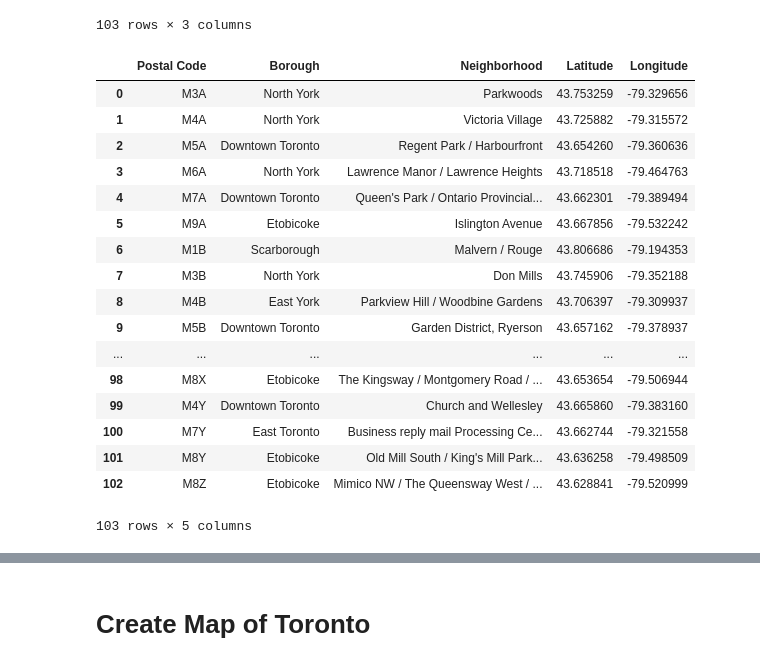
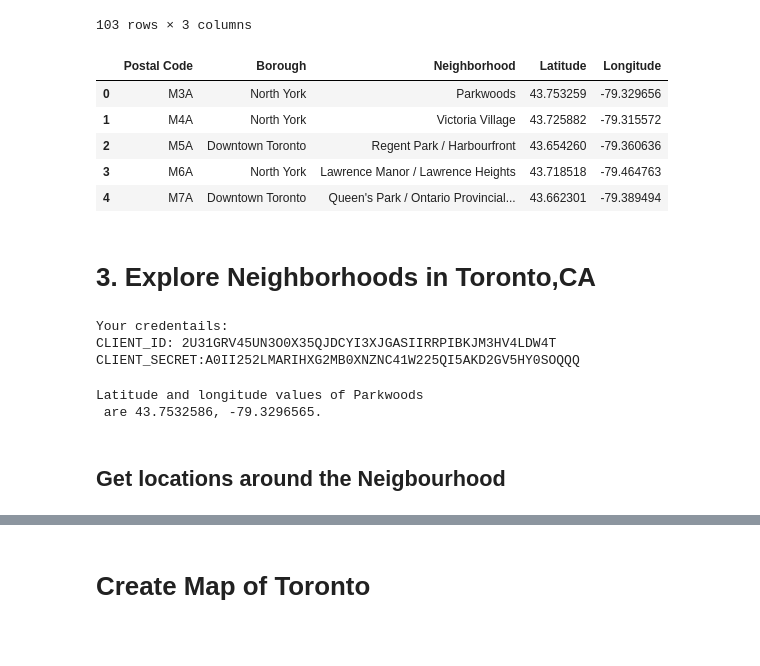
Before and after one commit to sneghosh84/Coursera_Capstone, a Jupyter notebook: Lab - Segmenting and Clustering Of Toronto Data.ipynb, the cells around one changed output, grey strips where cells are left out. Cells and saved outputs as stored; diff of their text form; code cells hidden in the pictures; blank space fills up the shorter version.

```diff
--- a/Lab - Segmenting and Clustering Of Toronto Data.ipynb
+++ b/Lab - Segmenting and Clustering Of Toronto Data.ipynb
@@ -127,27 +127,40 @@ df_loc
 | 102 | M9W | 43.706748 | -79.594054 |
 103 rows × 3 columns
 # %%
-result = pd.merge(df,
+toronto_data = pd.merge(df,
                  df_loc[['Postal Code', 'Latitude', 'Longitude']],
                  on='Postal Code',
                  how='left')
-result
+toronto_data.head()
 # %% [output]
 |  | Postal Code | Borough | Neighborhood | Latitude | Longitude |
 | 0 | M3A | North York | Parkwoods | 43.753259 | -79.329656 |
 | 1 | M4A | North York | Victoria Village | 43.725882 | -79.315572 |
 | 2 | M5A | Downtown Toronto | Regent Park / Harbourfront | 43.654260 | -79.360636 |
 | 3 | M6A | North York | Lawrence Manor / Lawrence Heights | 43.718518 | -79.464763 |
 | 4 | M7A | Downtown Toronto | Queen's Park / Ontario Provincial... | 43.662301 | -79.389494 |
-| 5 | M9A | Etobicoke | Islington Avenue | 43.667856 | -79.532242 |
-| 6 | M1B | Scarborough | Malvern / Rouge | 43.806686 | -79.194353 |
-| 7 | M3B | North York | Don Mills | 43.745906 | -79.352188 |
-| 8 | M4B | East York | Parkview Hill / Woodbine Gardens | 43.706397 | -79.309937 |
-| 9 | M5B | Downtown Toronto | Garden District, Ryerson | 43.657162 | -79.378937 |
-| ... | ... | ... | ... | ... | ... |
-| 98 | M8X | Etobicoke | The Kingsway / Montgomery Road / ... | 43.653654 | -79.506944 |
-| 99 | M4Y | Downtown Toronto | Church and Wellesley | 43.665860 | -79.383160 |
-| 100 | M7Y | East Toronto | Business reply mail Processing Ce... | 43.662744 | -79.321558 |
-| 101 | M8Y | Etobicoke | Old Mill South / King's Mill Park... | 43.636258 | -79.498509 |
-| 102 | M8Z | Etobicoke | Mimico NW / The Queensway West / ... | 43.628841 | -79.520999 |
-103 rows × 5 columns
+# %% [markdown]
+# 3. Explore Neighborhoods in Toronto,CA
+# %%
+CLIENT_ID = '2U31GRV45UN3O0X35QJDCYI3XJGASIIRRPIBKJM3HV4LDW4T' # your Foursquare ID
+CLIENT_SECRET = 'A0II252LMARIHXG2MB0XNZNC41W225QI5AKD2GV5HY0SOQQQ' # your Foursquare Secret
+VERSION = '20180605' # Foursquare API version
+print('Your credentails:')
+print('CLIENT_ID: ' + CLIENT_ID)
+print('CLIENT_SECRET:' + CLIENT_SECRET)
+# %% [output]
+Your credentails:
+CLIENT_ID: 2U31GRV45UN3O0X35QJDCYI3XJGASIIRRPIBKJM3HV4LDW4T
+CLIENT_SECRET:A0II252LMARIHXG2MB0XNZNC41W225QI5AKD2GV5HY0SOQQQ
+# %%
+neighborhood_latitude = toronto_data.loc[0, 'Latitude'] # neighborhood latitude value
+neighborhood_longitude = toronto_data.loc[0, 'Longitude'] # neighborhood longitude value
+neighborhood_name = toronto_data.loc[0, 'Neighborhood'] # neighborhood name
+print('Latitude and longitude values of {} are {}, {}.'.format(neighborhood_name,
+                                                               neighborhood_latitude,
+                                                               neighborhood_longitude))
+# %% [output]
+Latitude and longitude values of Parkwoods
+ are 43.7532586, -79.3296565.
+# %% [markdown]
+## Get  locations around the Neigbourhood
```
Also changed, not shown: parts of 29 cells of this notebook.
